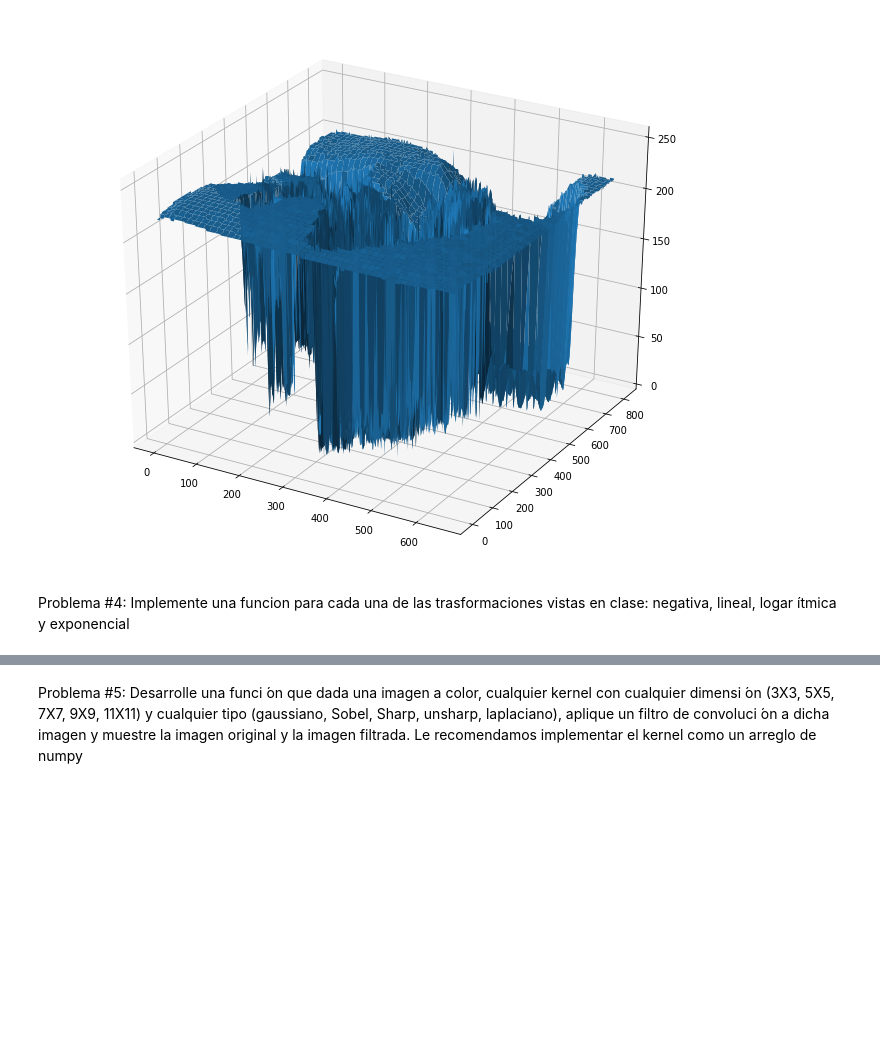
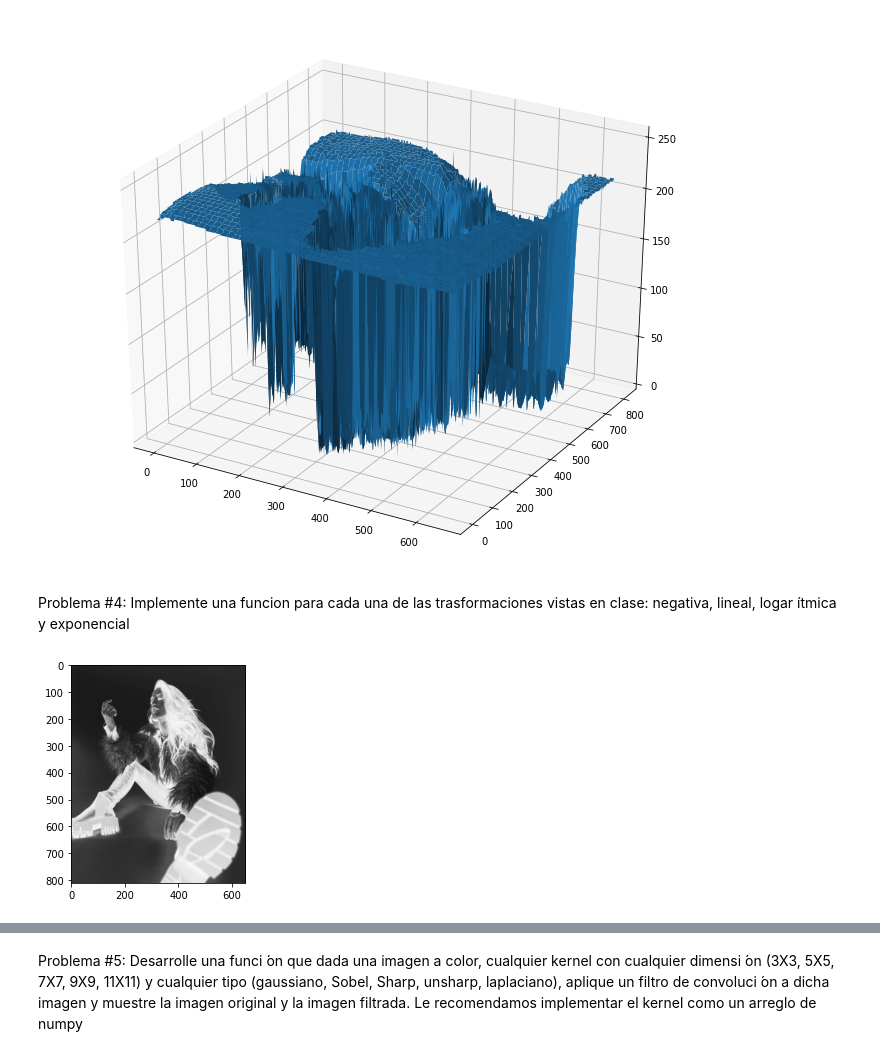
Before and after one commit to bloomfieldfong/TextMining-ImageRecognition, a Jupyter notebook: Hoja2.ipynb, the cells around one changed output, grey strips where cells are left out. Drawn from its saved outputs; the diff is of its cells as text; code cells hidden in the pictures; blank space fills up the shorter version.

```diff
--- a/Hoja2.ipynb
+++ b/Hoja2.ipynb
@@ -113,3 +113,12 @@ problema3(prueba)
 Problema #4:
 Implemente una funcion para cada una de las trasformaciones vistas en clase: negativa, lineal,
 logar ́ıtmica y exponencial
+# %%
+def negativa(imagen):
+  imagen = 255 - imagen
+  plt.imshow(imagen)
+  plt.show()
+# %%
+negativa(img)
+# %% [output]
+[figure, added]
```
Also changed, not shown: parts of 3 cells of this notebook.
